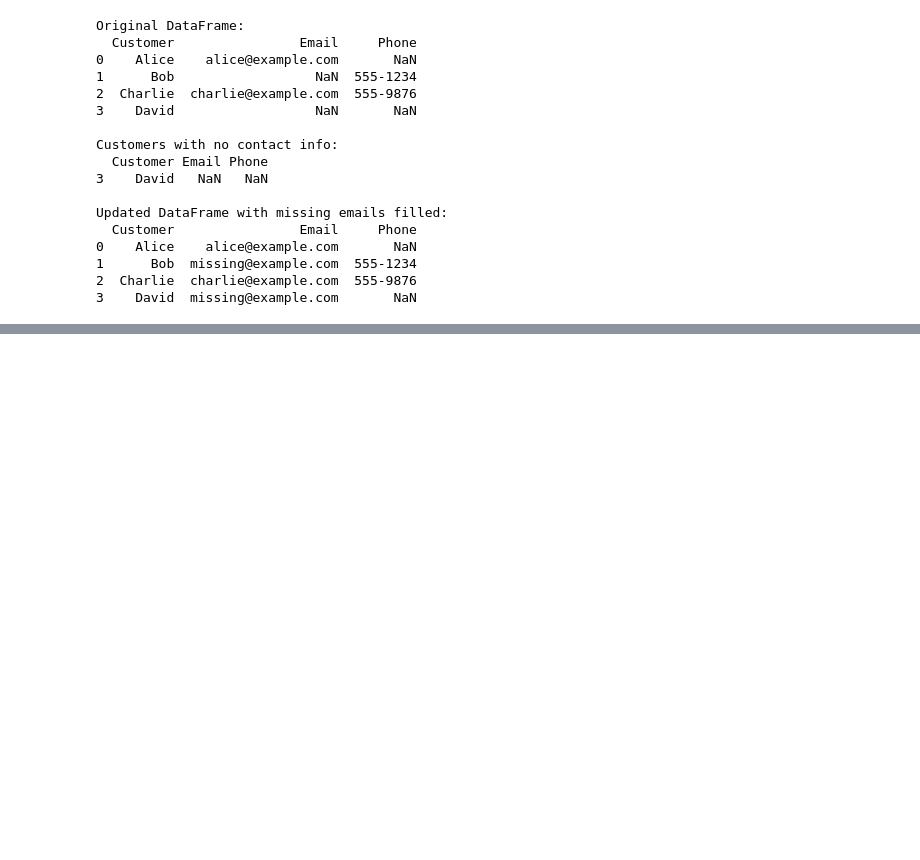
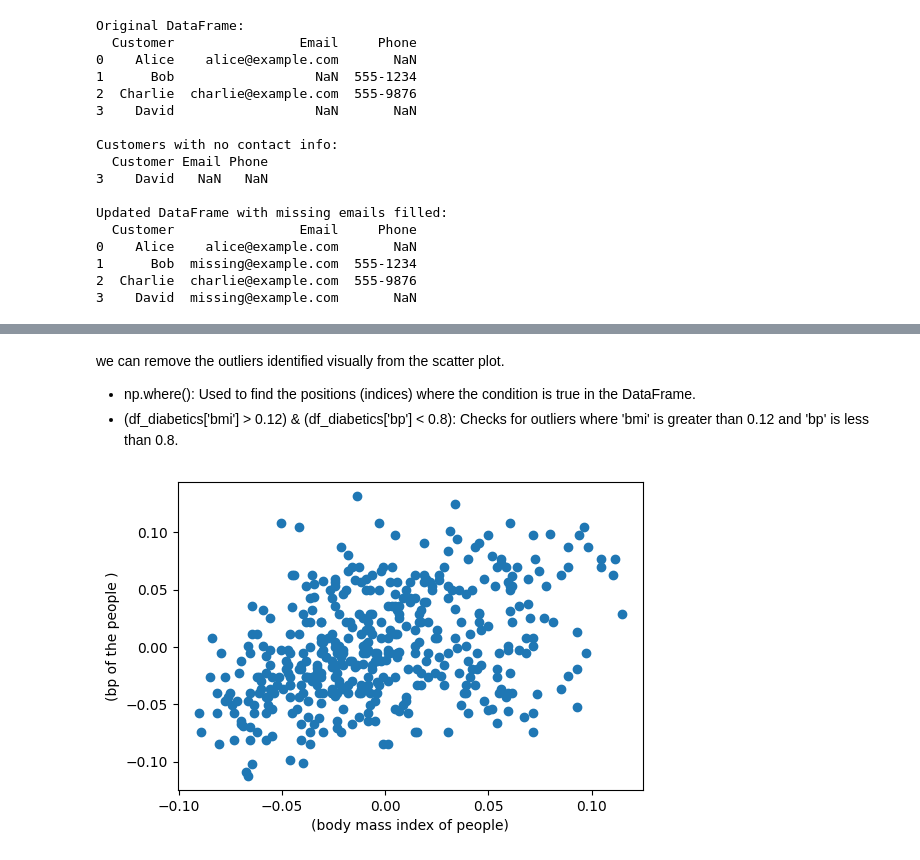
Before and after one commit to dhavalvalaa/Ai_Ml_QB, a Jupyter notebook: pandas/20_06/missing_data_exercises.ipynb, the cells around one changed output, grey strips where cells are left out. Cells and saved outputs as stored; diff of their text form; code cells hidden in the pictures; blank space fills up the shorter version.

```diff
--- a/pandas/20_06/missing_data_exercises.ipynb
+++ b/pandas/20_06/missing_data_exercises.ipynb
@@ -339,0 +385,17 @@ Updated DataFrame with missing emails filled:
+# %% [markdown]
+we can remove the outliers identified visually from the scatter plot.
+
+- np.where(): Used to find the positions (indices) where the condition is true in the DataFrame.
+- (df_diabetics['bmi'] > 0.12) & (df_diabetics['bp'] < 0.8): Checks for outliers where 'bmi' is greater than 0.12 and 'bp' is less than 0.8.
+# %%
+outlier_indices = np.where((df_diabetics['bmi'] > 0.12) & (df_diabetics['bp'] < 0.8))
+
+no_outliers = df_diabetics.drop(outlier_indices[0])
+
+fig, ax_no_outliers = plt.subplots(figsize=(6, 4))
+ax_no_outliers.scatter(no_outliers['bmi'], no_outliers['bp'])
+ax_no_outliers.set_xlabel('(body mass index of people)')
+ax_no_outliers.set_ylabel('(bp of the people )')
+plt.show()
+# %% [output]
+[figure, added]
```
Also changed, not shown: parts of 17 cells of this notebook.
